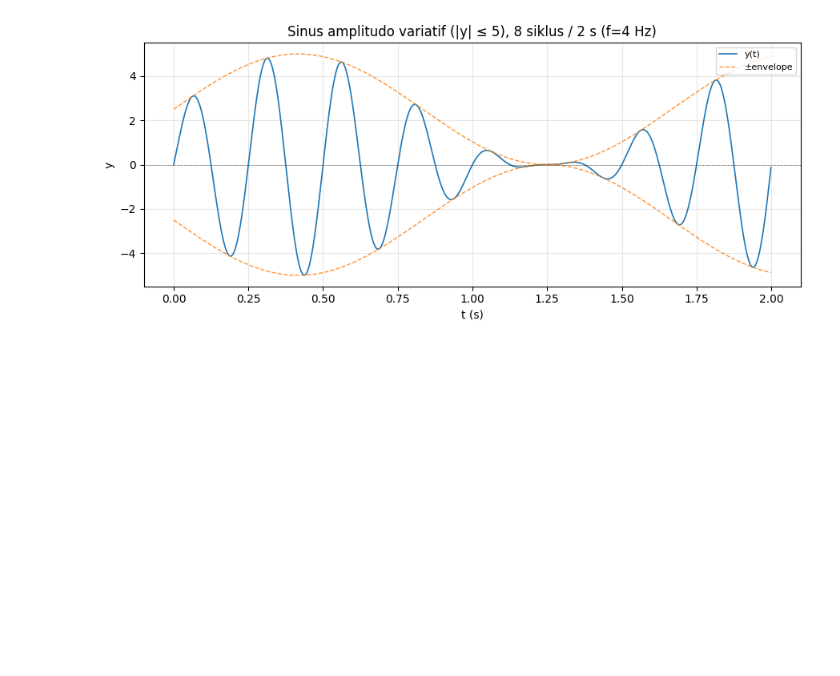
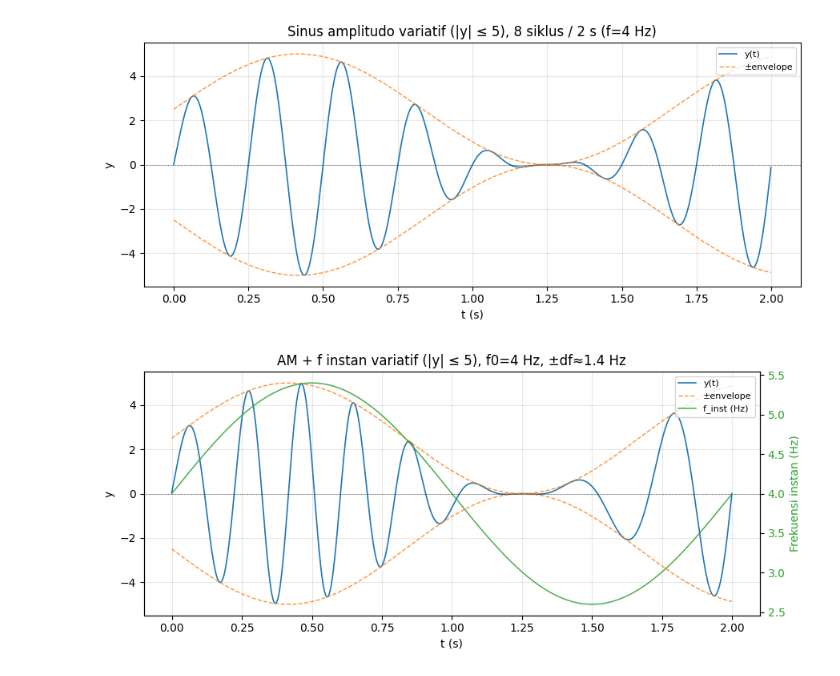
Before and after one commit to InskalBTHBPPT/Touchpad_Swimmer, a Jupyter notebook: Touchpad_Timer_Pressure/Python/Misc/Analisa_example.ipynb, the cells around one changed output. Cells and saved outputs as stored; diff of their text form; code cells hidden in the pictures; blank space fills up the shorter version.

Commit message:
Update execution count and enhance output image data in 'Analisa_example.ipynb' for improved clarity in analysis results.

```diff
--- a/Touchpad_Timer_Pressure/Python/Misc/Analisa_example.ipynb
+++ b/Touchpad_Timer_Pressure/Python/Misc/Analisa_example.ipynb
@@ -74,3 +74,65 @@ plt.tight_layout()
 plt.show()
 # %% [output]
 [figure]
+# %%
+"""
+AM + frekuensi instan variatif (FM lewat integrasi fasa).
+
+- Amplitudo: envelope(t) di [0, A_max] seperti sel 1; y(t) = envelope(t) * carrier(t).
+- Frekuensi instan: f_inst(t) = f0 + df * sin(2*pi*f_fm*t), dipotong ke f_min agar > 0.
+- Fasa: phi = kumulatif sum(2*pi*f_inst*dt); carrier = sin(phi) (bukan sin(2*pi*f0*t)).
+
+f0 = n_cycles/T sebagai pusat; df lebar ayunan Hz; f_fm laju modulasi frekuensi.
+"""
+
+import numpy as np
+import matplotlib.pyplot as plt
+
+A_max = 5.0  # batas mutlak: |y(t)| tidak melebihi A_max
+T = 2.0  # durasi plot (s)
+fs = 1000  # laju sampel (Hz)
+n_cycles = 8  # jumlah siklus rata-rata ~f0*T: minimal 7, maksimal 10
+n_cycles = int(np.clip(n_cycles, 7, 10))
+f0 = n_cycles / T  # pusat frekuensi instan (Hz)
+
+dt = 1.0 / fs
+t = np.arange(0.0, T, dt)
+
+f_env = 0.6  # modulasi amplitudo (Hz)
+envelope = (A_max / 2) * (1 + np.sin(2 * np.pi * f_env * t))
+
+f_fm = 0.5  # modulasi frekuensi (Hz)
+df = 0.35 * f0  # setengah-lebar ayunan frekuensi instan (Hz)
+f_min = 0.15  # lantai Hz agar f_inst selalu positif
+f_inst = f0 + df * np.sin(2 * np.pi * f_fm * t)
+f_inst = np.clip(f_inst, f_min, None)
+
+phi = np.cumsum(2 * np.pi * f_inst * dt)
+carrier = np.sin(phi)
+y = envelope * carrier
+
+fig, ax = plt.subplots(figsize=(9, 4))
+ax.plot(t, y, color="C0", lw=1.2, label="y(t)")
+ax.plot(t, envelope, color="C1", lw=1.0, ls="--", alpha=0.85, label="±envelope")
+ax.plot(t, -envelope, color="C1", lw=1.0, ls="--", alpha=0.85)
+ax.axhline(0, color="k", lw=0.5, ls=":")
+ax.set_xlabel("t (s)")
+ax.set_ylabel("y")
+ax.set_title(
+    f"AM + f instan variatif (|y| ≤ {A_max:g}), f0={f0:g} Hz, ±df≈{df:g} Hz"
+)
+ax.set_ylim(-A_max * 1.1, A_max * 1.1)
+
+ax2 = ax.twinx()
+ax2.plot(t, f_inst, color="C2", lw=1.1, alpha=0.85, label="f_inst (Hz)")
+ax2.set_ylabel("Frekuensi instan (Hz)", color="C2")
+ax2.tick_params(axis="y", labelcolor="C2")
+
+h1, l1 = ax.get_legend_handles_labels()
+h2, l2 = ax2.get_legend_handles_labels()
+ax.legend(h1 + h2, l1 + l2, loc="upper right", fontsize=8)
+ax.grid(True, alpha=0.3)
+plt.tight_layout()
+plt.show()
+# %% [output]
+[figure, added]
```
